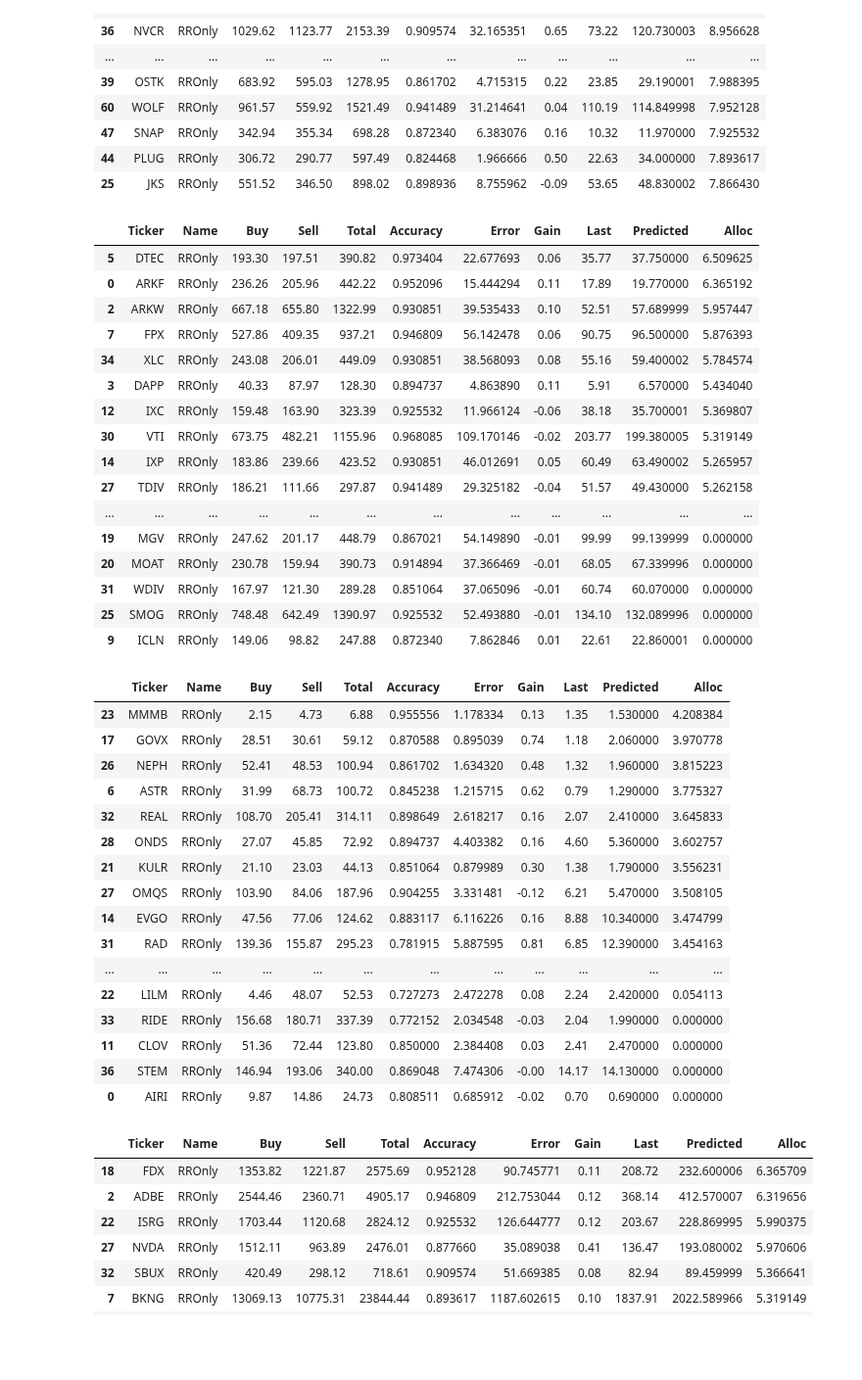
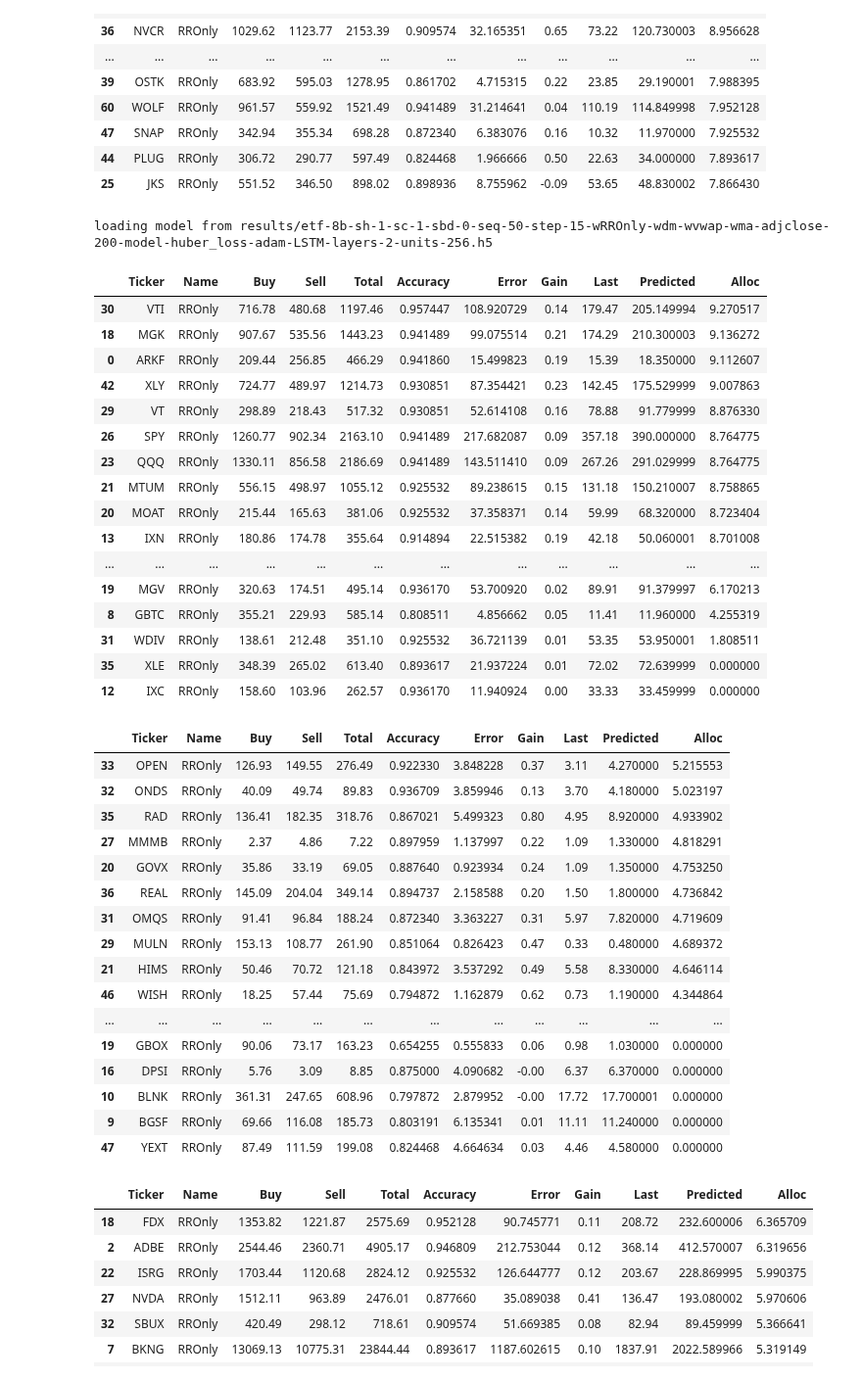
Before and after one commit to ahsank/runml, a Jupyter notebook: StockML.ipynb, the cells around one changed output. Shown at 98% size. Cells and saved outputs as stored; diff of their text form; code cells hidden in the pictures; blank space fills up the shorter version.

```diff
--- a/StockML.ipynb
+++ b/StockML.ipynb
@@ -76,8 +76,10 @@ tickers1 = ['ARKF', 'ARKK', 'ARKW', 'DAPP', 'DIA', 'DTEC', 'EEM', 'FPX','GBTC',
 mod = pipeline.RateReturnOnly(
     pipeline.FeatureSeq([pipeline.AddDayMonth(), pipeline.AddVWap(), pipeline.AddMA(200)]))
 # mod = pipeline.RateReturnOnly(pipeline.AddDayMonth())
-df1, res = pipeline.runModelCombined(tickers1, 'etf-8b', mod, True)
+df1, res = pipeline.runModelCombined(tickers1, 'etf-8b', mod, False)
 # !cp -r results /content/drive/MyDrive/colab
+# %% [output]
+loading model from results/etf-8b-sh-1-sc-1-sbd-0-seq-50-step-15-wRROnly-wdm-wvwap-wma-adjclose-200-model-huber_loss-adam-LSTM-layers-2-units-256.h5
 # %%
 detail = res['ARKK'].final_df
 
@@ -96,26 +98,26 @@ accuracy = detail['has_profit'].mean()
 weight_accuracy = (detail['has_profit']*detail['diff']).sum()/detail['diff'].sum()
 (accuracy, weight_accuracy, average_profit, excess_profit, average_loss)
 # %%
-addAlloc(df1, 0.14, 1)
+addAlloc(df1, 0.10, 1)
 df1.sort_values('Alloc', ascending=False)
 # %% [output]
 |  | Ticker | Name | Buy | Sell | Total | Accuracy | Error | Gain | Last | Predicted | Alloc |
-| 5 | DTEC | RROnly | 193.30 | 197.51 | 390.82 | 0.973404 | 22.677693 | 0.06 | 35.77 | 37.750000 | 6.509625 |
-| 0 | ARKF | RROnly | 236.26 | 205.96 | 442.22 | 0.952096 | 15.444294 | 0.11 | 17.89 | 19.770000 | 6.365192 |
-| 2 | ARKW | RROnly | 667.18 | 655.80 | 1322.99 | 0.930851 | 39.535433 | 0.10 | 52.51 | 57.689999 | 5.957447 |
-| 7 | FPX | RROnly | 527.86 | 409.35 | 937.21 | 0.946809 | 56.142478 | 0.06 | 90.75 | 96.500000 | 5.876393 |
-| 34 | XLC | RROnly | 243.08 | 206.01 | 449.09 | 0.930851 | 38.568093 | 0.08 | 55.16 | 59.400002 | 5.784574 |
-| 3 | DAPP | RROnly | 40.33 | 87.97 | 128.30 | 0.894737 | 4.863890 | 0.11 | 5.91 | 6.570000 | 5.434040 |
-| 12 | IXC | RROnly | 159.48 | 163.90 | 323.39 | 0.925532 | 11.966124 | -0.06 | 38.18 | 35.700001 | 5.369807 |
-| 30 | VTI | RROnly | 673.75 | 482.21 | 1155.96 | 0.968085 | 109.170146 | -0.02 | 203.77 | 199.380005 | 5.319149 |
-| 14 | IXP | RROnly | 183.86 | 239.66 | 423.52 | 0.930851 | 46.012691 | 0.05 | 60.49 | 63.490002 | 5.265957 |
-| 27 | TDIV | RROnly | 186.21 | 111.66 | 297.87 | 0.941489 | 29.325182 | -0.04 | 51.57 | 49.430000 | 5.262158 |
+| 30 | VTI | RROnly | 716.78 | 480.68 | 1197.46 | 0.957447 | 108.920729 | 0.14 | 179.47 | 205.149994 | 9.270517 |
+| 18 | MGK | RROnly | 907.67 | 535.56 | 1443.23 | 0.941489 | 99.075514 | 0.21 | 174.29 | 210.300003 | 9.136272 |
+| 0 | ARKF | RROnly | 209.44 | 256.85 | 466.29 | 0.941860 | 15.499823 | 0.19 | 15.39 | 18.350000 | 9.112607 |
+| 42 | XLY | RROnly | 724.77 | 489.97 | 1214.73 | 0.930851 | 87.354421 | 0.23 | 142.45 | 175.529999 | 9.007863 |
+| 29 | VT | RROnly | 298.89 | 218.43 | 517.32 | 0.930851 | 52.614108 | 0.16 | 78.88 | 91.779999 | 8.876330 |
+| 26 | SPY | RROnly | 1260.77 | 902.34 | 2163.10 | 0.941489 | 217.682087 | 0.09 | 357.18 | 390.000000 | 8.764775 |
+| 23 | QQQ | RROnly | 1330.11 | 856.58 | 2186.69 | 0.941489 | 143.511410 | 0.09 | 267.26 | 291.029999 | 8.764775 |
+| 21 | MTUM | RROnly | 556.15 | 498.97 | 1055.12 | 0.925532 | 89.238615 | 0.15 | 131.18 | 150.210007 | 8.758865 |
+| 20 | MOAT | RROnly | 215.44 | 165.63 | 381.06 | 0.925532 | 37.358371 | 0.14 | 59.99 | 68.320000 | 8.723404 |
+| 13 | IXN | RROnly | 180.86 | 174.78 | 355.64 | 0.914894 | 22.515382 | 0.19 | 42.18 | 50.060001 | 8.701008 |
 | ... | ... | ... | ... | ... | ... | ... | ... | ... | ... | ... | ... |
-| 19 | MGV | RROnly | 247.62 | 201.17 | 448.79 | 0.867021 | 54.149890 | -0.01 | 99.99 | 99.139999 | 0.000000 |
-| 20 | MOAT | RROnly | 230.78 | 159.94 | 390.73 | 0.914894 | 37.366469 | -0.01 | 68.05 | 67.339996 | 0.000000 |
-| 31 | WDIV | RROnly | 167.97 | 121.30 | 289.28 | 0.851064 | 37.065096 | -0.01 | 60.74 | 60.070000 | 0.000000 |
-| 25 | SMOG | RROnly | 748.48 | 642.49 | 1390.97 | 0.925532 | 52.493880 | -0.01 | 134.10 | 132.089996 | 0.000000 |
-| 9 | ICLN | RROnly | 149.06 | 98.82 | 247.88 | 0.872340 | 7.862846 | 0.01 | 22.61 | 22.860001 | 0.000000 |
+| 19 | MGV | RROnly | 320.63 | 174.51 | 495.14 | 0.936170 | 53.700920 | 0.02 | 89.91 | 91.379997 | 6.170213 |
+| 8 | GBTC | RROnly | 355.21 | 229.93 | 585.14 | 0.808511 | 4.856662 | 0.05 | 11.41 | 11.960000 | 4.255319 |
+| 31 | WDIV | RROnly | 138.61 | 212.48 | 351.10 | 0.925532 | 36.721139 | 0.01 | 53.35 | 53.950001 | 1.808511 |
+| 35 | XLE | RROnly | 348.39 | 265.02 | 613.40 | 0.893617 | 21.937224 | 0.01 | 72.02 | 72.639999 | 0.000000 |
+| 12 | IXC | RROnly | 158.60 | 103.96 | 262.57 | 0.936170 | 11.940924 | 0.00 | 33.33 | 33.459999 | 0.000000 |
 # %%
 findata.EPOCHS=200
 # exclude = ['GTSWF', 'CBNT', 'ILAL']
@@ -129,29 +131,29 @@ tickers3 = [ 'AIRI', 'APRN', 'AUGX', 'AUR', 'AHT', 'AMSC', 'ASTR', 'ATOM',
 mod = pipeline.RateReturnOnly(
     pipeline.FeatureSeq([pipeline.AddDayMonth(), pipeline.AddVWap(), pipeline.AddMA(200)]))
 # mod = pipeline.RateReturnOnly(pipeline.AddDayMonth())
-df3 = pipeline.runModelCombined(tickers3, 'vols7b', mod, False)[0]
+df3 = pipeline.runModelCombined(tickers3, 'vols-9b', mod, True)[0]
 # %%
 # df3.sort_values('Gain', ascending=False)
-addAlloc(df3, 0.21, 1)
+addAlloc(df3, 0.17, 1)
 df3.sort_values('Alloc', ascending=False)
 # %% [output]
 |  | Ticker | Name | Buy | Sell | Total | Accuracy | Error | Gain | Last | Predicted | Alloc |
-| 23 | MMMB | RROnly | 2.15 | 4.73 | 6.88 | 0.955556 | 1.178334 | 0.13 | 1.35 | 1.530000 | 4.208384 |
-| 17 | GOVX | RROnly | 28.51 | 30.61 | 59.12 | 0.870588 | 0.895039 | 0.74 | 1.18 | 2.060000 | 3.970778 |
-| 26 | NEPH | RROnly | 52.41 | 48.53 | 100.94 | 0.861702 | 1.634320 | 0.48 | 1.32 | 1.960000 | 3.815223 |
-| 6 | ASTR | RROnly | 31.99 | 68.73 | 100.72 | 0.845238 | 1.215715 | 0.62 | 0.79 | 1.290000 | 3.775327 |
-| 32 | REAL | RROnly | 108.70 | 205.41 | 314.11 | 0.898649 | 2.618217 | 0.16 | 2.07 | 2.410000 | 3.645833 |
-| 28 | ONDS | RROnly | 27.07 | 45.85 | 72.92 | 0.894737 | 4.403382 | 0.16 | 4.60 | 5.360000 | 3.602757 |
-| 21 | KULR | RROnly | 21.10 | 23.03 | 44.13 | 0.851064 | 0.879989 | 0.30 | 1.38 | 1.790000 | 3.556231 |
-| 27 | OMQS | RROnly | 103.90 | 84.06 | 187.96 | 0.904255 | 3.331481 | -0.12 | 6.21 | 5.470000 | 3.508105 |
-| 14 | EVGO | RROnly | 47.56 | 77.06 | 124.62 | 0.883117 | 6.116226 | 0.16 | 8.88 | 10.340000 | 3.474799 |
-| 31 | RAD | RROnly | 139.36 | 155.87 | 295.23 | 0.781915 | 5.887595 | 0.81 | 6.85 | 12.390000 | 3.454163 |
+| 33 | OPEN | RROnly | 126.93 | 149.55 | 276.49 | 0.922330 | 3.848228 | 0.37 | 3.11 | 4.270000 | 5.215553 |
+| 32 | ONDS | RROnly | 40.09 | 49.74 | 89.83 | 0.936709 | 3.859946 | 0.13 | 3.70 | 4.180000 | 5.023197 |
+| 35 | RAD | RROnly | 136.41 | 182.35 | 318.76 | 0.867021 | 5.499323 | 0.80 | 4.95 | 8.920000 | 4.933902 |
+| 27 | MMMB | RROnly | 2.37 | 4.86 | 7.22 | 0.897959 | 1.137997 | 0.22 | 1.09 | 1.330000 | 4.818291 |
+| 20 | GOVX | RROnly | 35.86 | 33.19 | 69.05 | 0.887640 | 0.923934 | 0.24 | 1.09 | 1.350000 | 4.753250 |
+| 36 | REAL | RROnly | 145.09 | 204.04 | 349.14 | 0.894737 | 2.158588 | 0.20 | 1.50 | 1.800000 | 4.736842 |
+| 31 | OMQS | RROnly | 91.41 | 96.84 | 188.24 | 0.872340 | 3.363227 | 0.31 | 5.97 | 7.820000 | 4.719609 |
+| 29 | MULN | RROnly | 153.13 | 108.77 | 261.90 | 0.851064 | 0.826423 | 0.47 | 0.33 | 0.480000 | 4.689372 |
+| 21 | HIMS | RROnly | 50.46 | 70.72 | 121.18 | 0.843972 | 3.537292 | 0.49 | 5.58 | 8.330000 | 4.646114 |
+| 46 | WISH | RROnly | 18.25 | 57.44 | 75.69 | 0.794872 | 1.162879 | 0.62 | 0.73 | 1.190000 | 4.344864 |
 | ... | ... | ... | ... | ... | ... | ... | ... | ... | ... | ... | ... |
-| 22 | LILM | RROnly | 4.46 | 48.07 | 52.53 | 0.727273 | 2.472278 | 0.08 | 2.24 | 2.420000 | 0.054113 |
-| 33 | RIDE | RROnly | 156.68 | 180.71 | 337.39 | 0.772152 | 2.034548 | -0.03 | 2.04 | 1.990000 | 0.000000 |
-| 11 | CLOV | RROnly | 51.36 | 72.44 | 123.80 | 0.850000 | 2.384408 | 0.03 | 2.41 | 2.470000 | 0.000000 |
-| 36 | STEM | RROnly | 146.94 | 193.06 | 340.00 | 0.869048 | 7.474306 | -0.00 | 14.17 | 14.130000 | 0.000000 |
-| 0 | AIRI | RROnly | 9.87 | 14.86 | 24.73 | 0.808511 | 0.685912 | -0.02 | 0.70 | 0.690000 | 0.000000 |
+| 19 | GBOX | RROnly | 90.06 | 73.17 | 163.23 | 0.654255 | 0.555833 | 0.06 | 0.98 | 1.030000 | 0.000000 |
+| 16 | DPSI | RROnly | 5.76 | 3.09 | 8.85 | 0.875000 | 4.090682 | -0.00 | 6.37 | 6.370000 | 0.000000 |
+| 10 | BLNK | RROnly | 361.31 | 247.65 | 608.96 | 0.797872 | 2.879952 | -0.00 | 17.72 | 17.700001 | 0.000000 |
+| 9 | BGSF | RROnly | 69.66 | 116.08 | 185.73 | 0.803191 | 6.135341 | 0.01 | 11.11 | 11.240000 | 0.000000 |
+| 47 | YEXT | RROnly | 87.49 | 111.59 | 199.08 | 0.824468 | 4.664634 | 0.03 | 4.46 | 4.580000 | 0.000000 |
 # %%
 findata.EPOCHS=200
 tickers4 = ['AAPL', 'ACN', 'ADBE', 'AMD', 'AMZN', 'AVGO', 'BA', 'BKNG', 'BRK-B',
```
Also changed, not shown: parts of 1 cell of this notebook.
